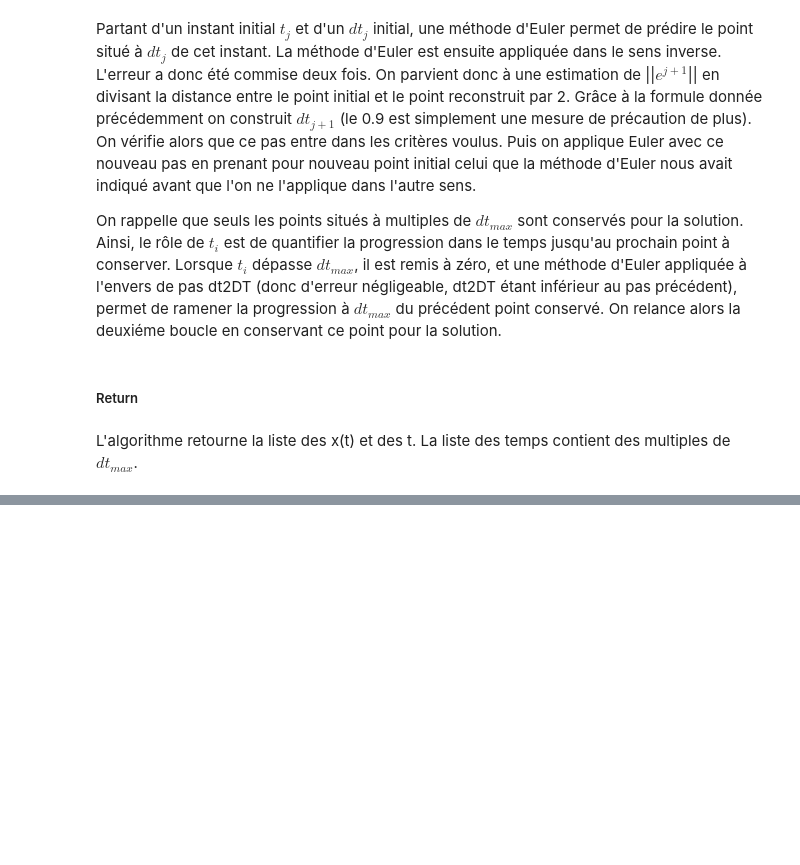
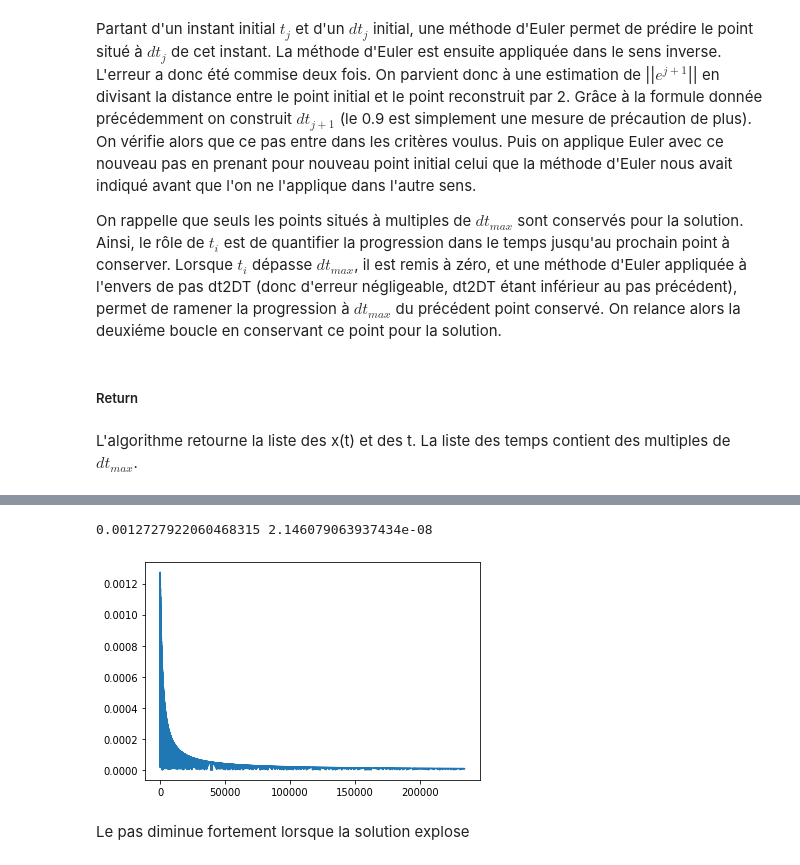
Before and after one commit to BLeCorfec/projet_math_info_equa_diff, a Jupyter notebook: equa_diff_le-corfec_dhalluin.ipynb, the cells around one changed output, grey strips where cells are left out. Drawn from its saved outputs; the diff is of its cells as text; code cells hidden in the pictures; blank space fills up the shorter version.

```diff
--- a/equa_diff_le-corfec_dhalluin.ipynb
+++ b/equa_diff_le-corfec_dhalluin.ipynb
@@ -315,0 +368,9 @@ L'algorithme retourne la liste des x(t) et des t. La liste des temps contient de
+# %%
+figure()
+plot(deltat)
+print(max(deltat), min(deltat))
+# %% [output]
+0.0012727922060468315 2.146079063937434e-08
+[figure, added]
+# %% [markdown]
+Le pas diminue fortement lorsque la solution explose
```
Also changed, not shown: parts of 9 cells of this notebook.
